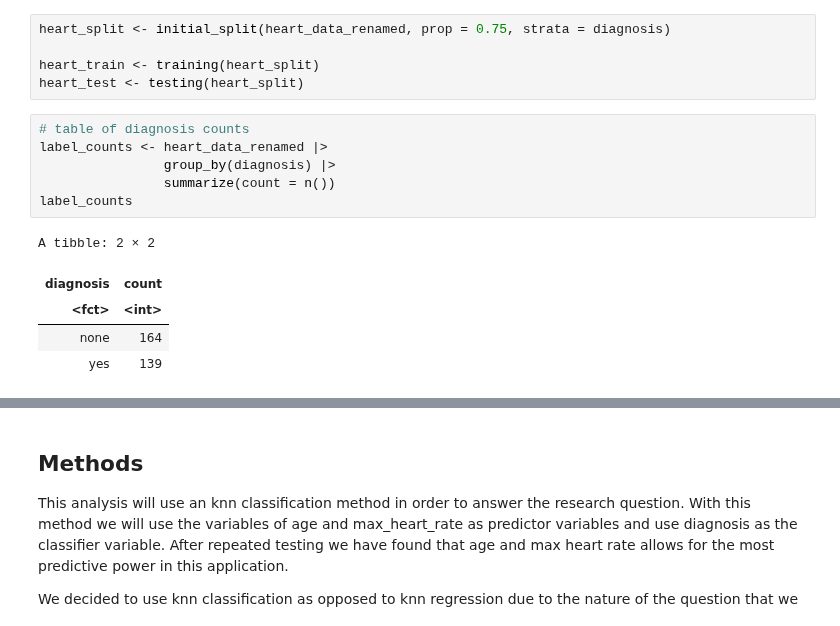
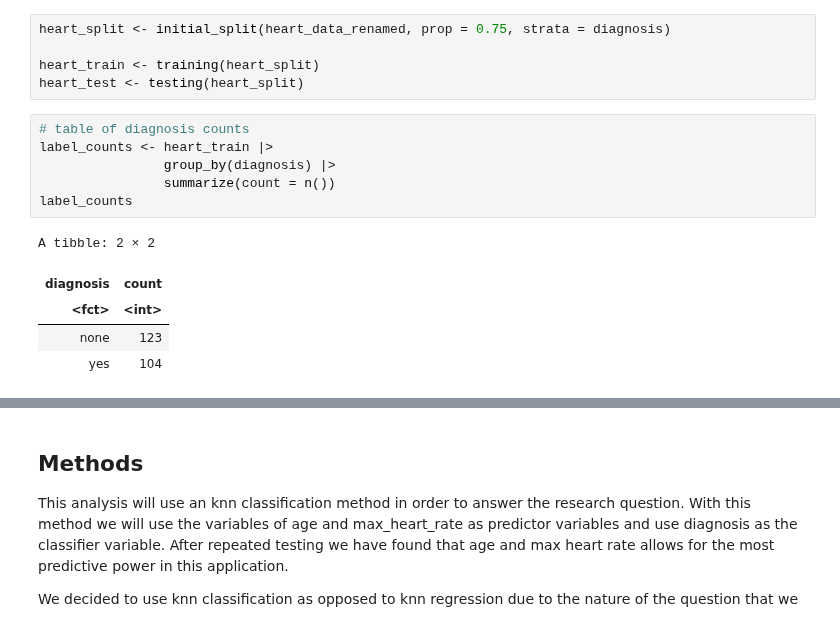
Before and after one commit to ssun05/dsci_100_002_group5_project, a Jupyter notebook: proposal.ipynb, the cells around one changed output, grey strips where cells are left out. Drawn from its saved outputs; the diff is of its cells as text.

```diff
--- a/proposal.ipynb
+++ b/proposal.ipynb
@@ -83,13 +65,13 @@ heart_train <- training(heart_split)
 heart_test <- testing(heart_split)
 # %%
 # table of diagnosis counts
-label_counts <- heart_data_renamed |>
+label_counts <- heart_train |>
                 group_by(diagnosis) |>
                 summarize(count = n())
 label_counts
 # %% [output]
 A tibble: 2 × 2
 | diagnosis | count |
 | <fct> | <int> |
-| none | 164 |
-| yes | 139 |
+| none | 123 |
+| yes | 104 |
```
Also changed, not shown: parts of 2 cells of this notebook.
